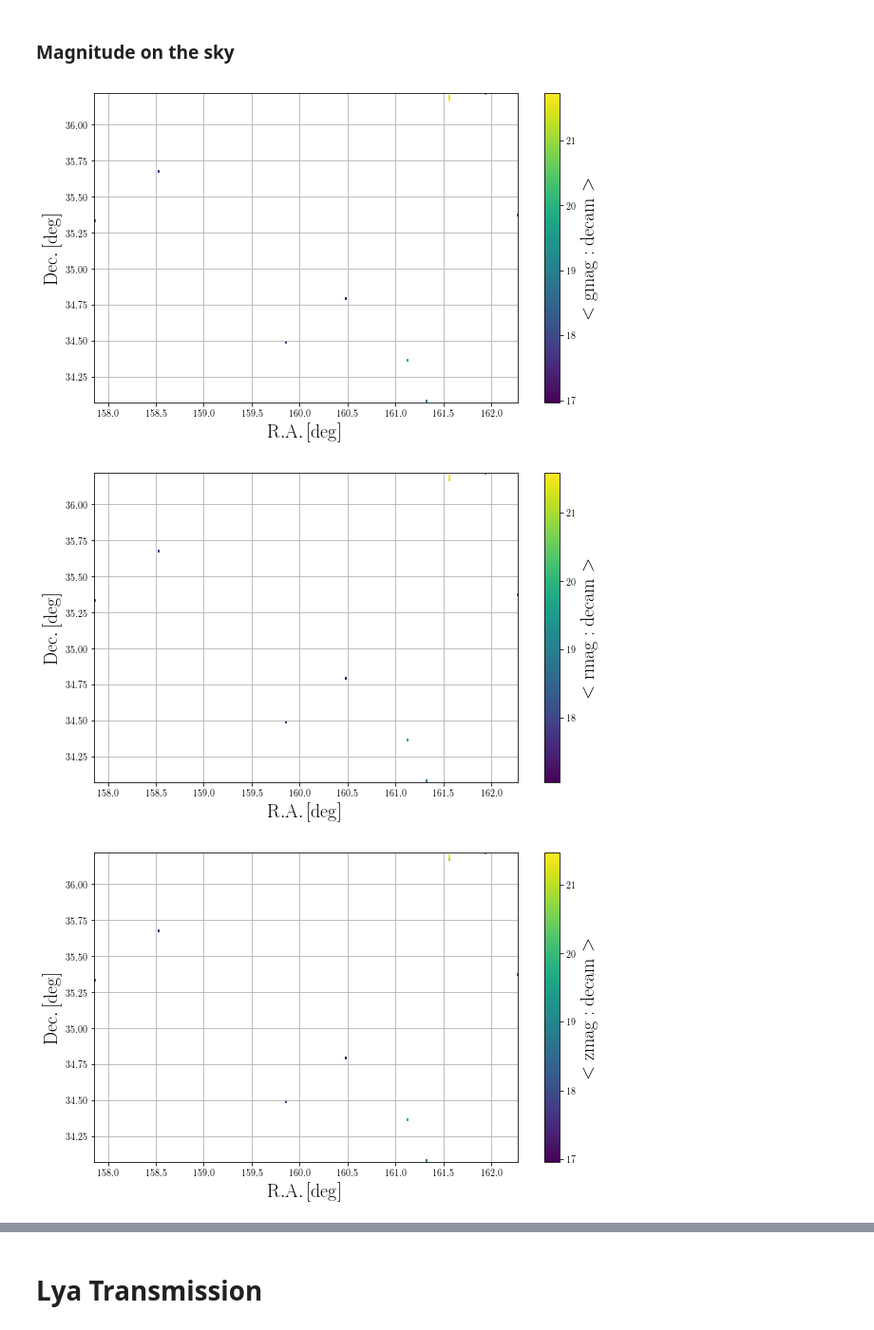
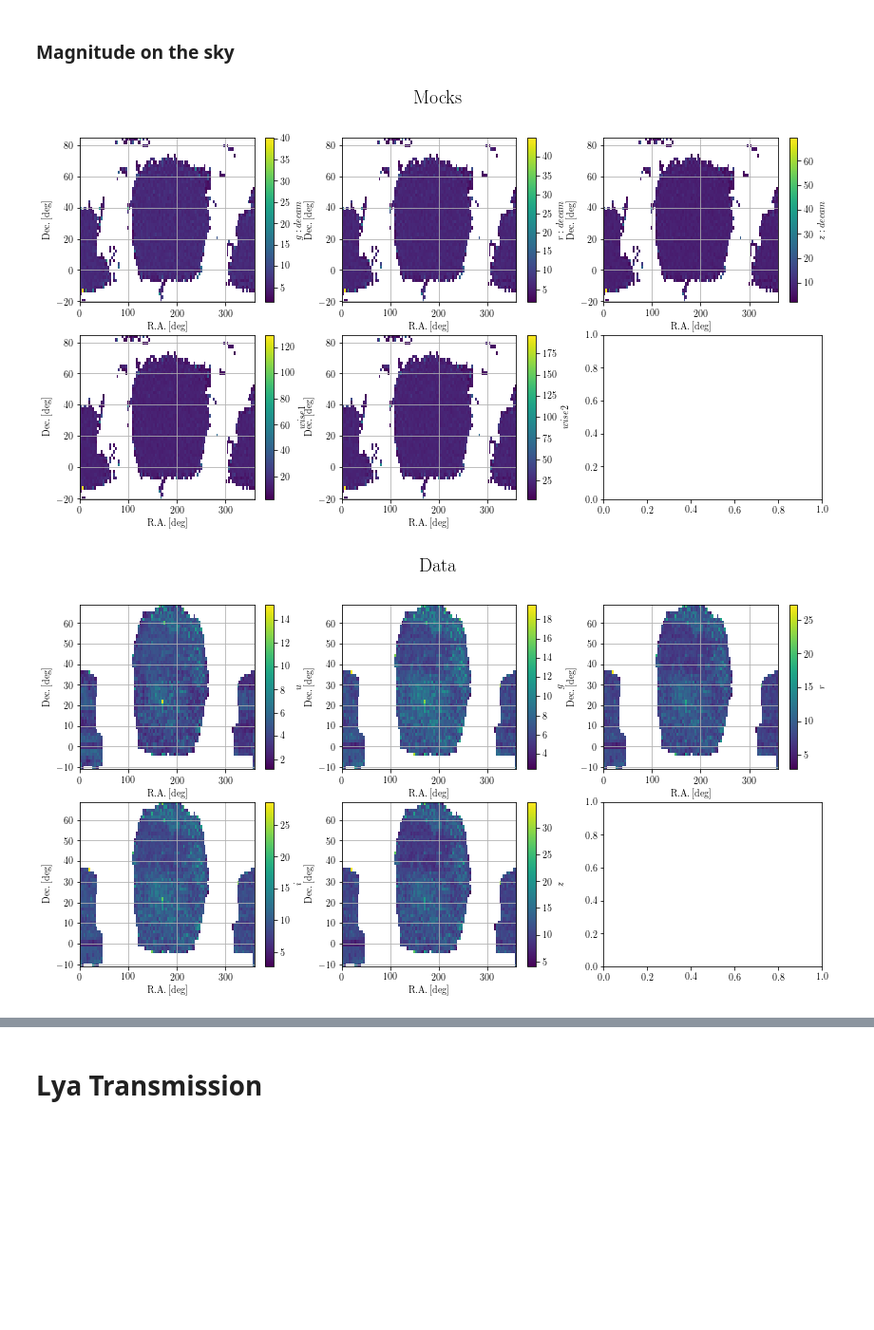
Before and after one commit to igmhub/desi_QA, a Jupyter notebook: Mocks/QA_plots.ipynb, the cells around one changed output, grey strips where cells are left out. Shown at 95% size. Drawn from its saved outputs; the diff is of its cells as text; code cells hidden in the pictures; blank space fills up the shorter version.

```diff
--- a/Mocks/QA_plots.ipynb
+++ b/Mocks/QA_plots.ipynb
@@ -235,11 +262,16 @@ def Get_TProfile(ar1, ar2, nbBin1, we2=None):
 ### Magnitude vs. redshift
 # %%
 bins = sp.arange(1.5, 5., 0.01)
-for i in range(5):
-    axisX, mean, err, number = Get_TProfile(z,mag[:,i], bins)
-    plt.plot(axisX, mean,linewidth=4,label=r'$\mathrm{'+name_mag[i]+'}$')
-plt.xlabel(r'$z$')
-plt.ylabel(r'$mag$')
-plt.legend(loc=2)
-plt.grid()
+for name,vals in toPlot.items():
+    flx = vals['FLUX']
+    for i in range(5):
+        w = flx[:,i]>0.
+        axisX, mean, err, number = Get_TProfile(vals['Z'][w],flx[:,i][w], bins)
+        plt.plot(axisX, mean,linewidth=4,label=r'$\mathrm{'+vals['NAME'][i]+'}$')
+    plt.xlabel(r'$z$')
+    plt.ylabel(r'$Flux$')
+    plt.title(r'$'+name+'$',fontsize=20)
+    plt.legend()
+    plt.grid()
+    plt.show()
 # %% [output]
@@ -247,21 +280,32 @@ plt.grid()
 # %% [markdown]
 ### Magnitude on the sky
 # %%
-for i in range(5):
-    extent = [ra.min(), ra.max(), dec.min(), dec.max()]
-    mean, err, number = Get_2DTProfile(ra, dec, mag[:,i], 200, 100)
-    mean = sp.transpose(mean)
-    number = sp.transpose(number)
-    mean[number==0.] = sp.nan
-    plt.imshow(mean, interpolation='nearest', origin='lower',extent=extent, aspect='auto')
-    cbar = plt.colorbar()
-    cbar.set_label(r'$<\mathrm{'+name_mag[i]+'}>$',size=20)
-    cbar.update_ticks()
-    plt.xlabel(r'$\mathrm{R.A.} \, [\mathrm{deg}]$')
-    plt.ylabel(r'$\mathrm{Dec.} \, [\mathrm{deg}]$')
-    plt.grid()
+for name,vals in toPlot.items():
+    flx = vals['FLUX']
+    ra = vals['RA']
+    dec = vals['DEC']
+
+    f, axs = plt.subplots(nrows=2, ncols=3, figsize=(14,7))
+    plt.suptitle(r'$\mathrm{'+name+'}$',fontsize=20)
+    plot = []
+    cbar = []
+
+    for i in range(5):
+        w = flx[:,i]>0.
+
+        extent = [ra[w].min(), ra[w].max(), dec[w].min(), dec[w].max()]
+        mean, err, number = Get_2DTProfile(ra[w], dec[w], flx[:,i][w], 100, 50)
+        mean = sp.transpose(mean)
+        number = sp.transpose(number)
+        mean[number==0.] = sp.nan
+        plot += [axs[i//3,i%3].imshow(mean, interpolation='nearest', origin='lower',extent=extent, aspect='auto')]
+        cbar += [plt.colorbar(plot[-1],ax=axs[i//3,i%3])]
+        cbar[-1].set_label(r'$'+vals['NAME'][i]+'$',size=10)
+        cbar[-1].update_ticks()
+        axs[i//3,i%3].set_xlabel(r'$\mathrm{R.A. \, [deg]}$',fontsize=10)
+        axs[i//3,i%3].set_ylabel(r'$\mathrm{Dec. \, [deg]}$',fontsize=10)
+        axs[i//3,i%3].grid()
     plt.show()
 # %% [output]
-[figure, old version]
+[figure, new version]
-[figure, old version]
+[figure, new version]
-[figure, removed]
```
Also changed, not shown: parts of 72 cells of this notebook, 1 other file.
